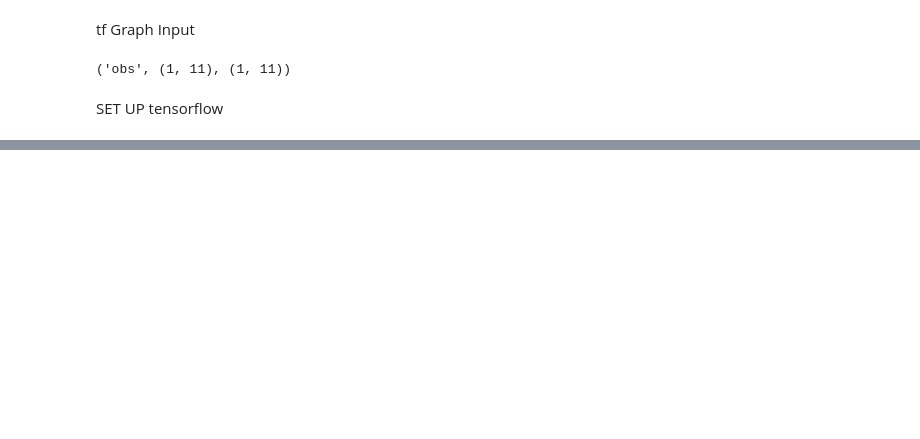
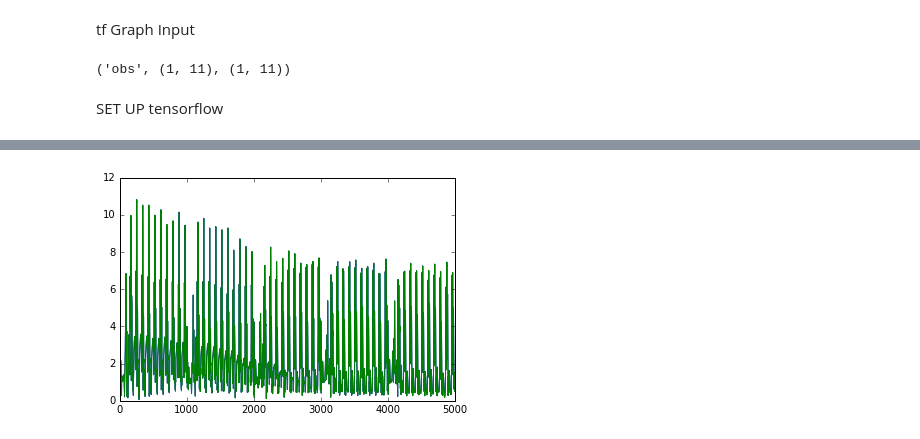
Before and after one commit to andrei-herdt/reinforcement-learning, a Jupyter notebook: hw1/behavioural-cloning.ipynb, the cells around one changed output, grey strips where cells are left out. Saved outputs shown, nothing was run; the diff lists cells and outputs as text; code cells hidden in the pictures; blank space fills up the shorter version.

```diff
--- a/hw1/behavioural-cloning.ipynb
+++ b/hw1/behavioural-cloning.ipynb
@@ -31,7 +31,7 @@ def nn(input):
 # %%
 expert_policy_file = "experts/Hopper-v1.pkl"
 envname = "Hopper-v1"
-render = True
+render = False
 num_rollouts = 5
 # %%
 policy_fn = load_policy.load_policy(expert_policy_file)
@@ -62,11 +62,13 @@ actions = []
  with tf.Session() as sess:
     tf_util.initialize()
 
+    # Obtain data in simulation
     for i in range(num_rollouts):
         obs = env.reset()
         one = False
         totalr = 0.
         steps = 0
+        done = False
         while not done:
             action = policy_fn(obs[None,:])
             observations.append(obs)
@@ -87,19 +89,19 @@ actions = []
 
     observations = np.array(observations)
     actions = np.array(actions)
-
-    for k in range(30):
-        #
+    predicted_actions = []
+    for k in range(1):
+        # Learn new policy
         for i in range(observations.shape[0]):
             _, cost_, pred_action = sess.run([train_step, cost, pred], feed_dict={input: observations[i], label: actions[i][0]})
+            predicted_actions.append(pred_action)
+#        # Simulate using learned policy
+#        obs = env.reset()
+#        done = False
+#        while not done:
+#            pred_action = sess.run(pred, feed_dict={input: obs})
 
-            obs = env.reset()
-            done = False
-
-        while not done:
-            pred_action = sess.run(pred, feed_dict={input: obs})
-
-            obs, r, done, _ = env.step(pred_action)
-            if render:
-                env.render()
+#            obs, r, done, _ = env.step(pred_action)
+#            if render:
+#                env.render()
 # %% [output]
@@ -106,0 +137,10 @@ IndentationError: expected an indented block (<ipython-input-26-f4a569c703e6>, l
+# %%
+predicted_actions_array = np.array(predicted_actions)
+# %%
+evaluated_cost = np.sum(np.abs(actions-predicted_actions_array),axis=2)
+# %%
+import matplotlib.pyplot as plt
+plt.plot(evaluated_cost)
+plt.show()
+# %% [output]
+[figure, added]
```
Also changed, not shown: parts of 3 cells of this notebook, 5 other files.
